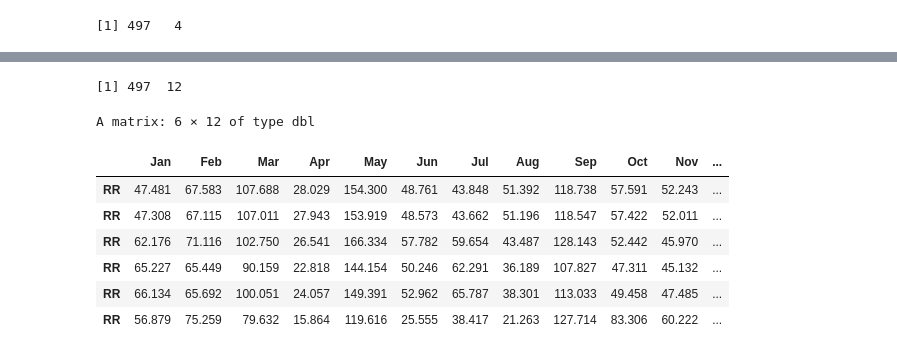
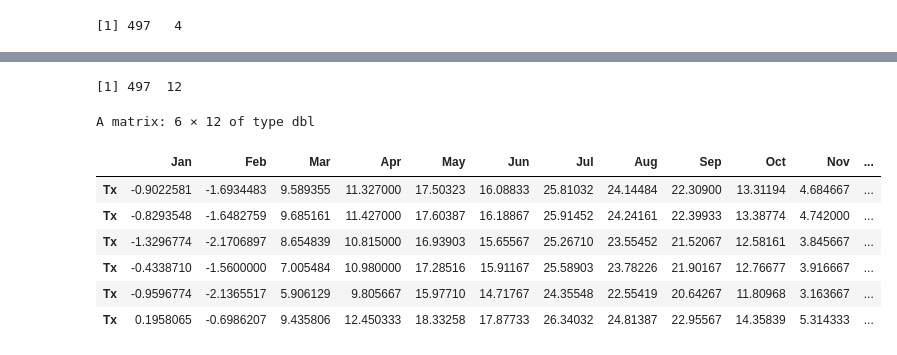
Before and after one commit to thierrycastel/tcnotebook, a Jupyter notebook: M2SEME_UE4/TD1_DriasEDA.ipynb, the cells around one changed output, grey strips where cells are left out. Cells and saved outputs as stored; diff of their text form; code cells hidden in the pictures.

```diff
--- a/M2SEME_UE4/TD1_DriasEDA.ipynb
+++ b/M2SEME_UE4/TD1_DriasEDA.ipynb
@@ -14,8 +29,8 @@ getwd()
 ## Il faudra que vous ajustiez cela en fonction de vos données
 
 
-driasfile <- "tasminAdjusttasmaxAdjustprtotAdjustevspsblpotAdjust_France_CNRM-CERFACS-CNRM-CM5_CNRM-ALADIN63_Historical_METEO-FRANCE_ADAMONT-France_SAFRAN_day_20040101-20041231.txt"
-mydrias<-read.csv(driasfile, header = FALSE, sep=",", skip=60) ## Attention l'argument skip peut varier en fonction des variables récupérées
+driasfile <- "tasmintasmaxtasprtotprsnevspsblpot_France_CNRM-CERFACS-CNRM-CM5_KNMI-RACMO22E_Historical_METEO-FRANCE_ADAMONT-France_SAFRAN_day_19760101-19761231.txt"
+mydrias<-read.csv(driasfile, header = FALSE, sep=";",skip = 60) ## Attention l'argument skip peut varier en fonction des variables récupérées
 head(mydrias)
 tail(mydrias)
 # %% [output]
@@ -99,7 +113,7 @@ resuTn <- c(); resuTx <- c(); resuRR <- c()
 ## première boucle sur les 497 points Drias
 for(i in 1:nrow(mydrias.pts)){
     tmp <- subset(mydrias,mydrias$idpt==mydrias.pts[i,"idpt"])
-    mydate <- as.Date(as.character(tmp$date),"%m/%d/%Y")
+    mydate <- as.Date(as.character(tmp$date),"%Y%m%d")
     tmpxts <- xts(tmp[,c("idpt","Tn","Tx","RR")], order.by=mydate)
     ## initialise objet vide pour les moyennes mensuelles
     rmoiTn <- c();rmoiTx <- c();rmoiRR <- c()
@@ -116,6 +130,7 @@ for(i in 1:nrow(mydrias.pts)){
     resuTx <- rbind(resuTx,rmoiTx)
     resuRR <- rbind(resuRR,rmoiRR)
 }
+head(resuRR)
 # %% [output]
 Le chargement a nécessité le package : zoo
 
@@ -129,22 +151,22 @@ Les objets suivants sont masqués depuis ‘package:base’:
 # %%
 ## Ajoute les noms des colonnes
 colnames(resuTn) <- month.abb
 colnames(resuTx) <- month.abb
 colnames(resuRR) <- month.abb
 ##################################################################
-dim(resuRR)
-head(resuRR)
+dim(resuTx)
+head(resuTx)
 #str(mydrias)
 # %% [output]
 [1] 497  12
 A matrix: 6 × 12 of type dbl
 |  | Jan | Feb | Mar | Apr | May | Jun | Jul | Aug | Sep | Oct | Nov | ... |
-| RR | 47.481 | 67.583 | 107.688 | 28.029 | 154.300 | 48.761 | 43.848 | 51.392 | 118.738 | 57.591 | 52.243 | ... |
-| RR | 47.308 | 67.115 | 107.011 | 27.943 | 153.919 | 48.573 | 43.662 | 51.196 | 118.547 | 57.422 | 52.011 | ... |
-| RR | 62.176 | 71.116 | 102.750 | 26.541 | 166.334 | 57.782 | 59.654 | 43.487 | 128.143 | 52.442 | 45.970 | ... |
-| RR | 65.227 | 65.449 | 90.159 | 22.818 | 144.154 | 50.246 | 62.291 | 36.189 | 107.827 | 47.311 | 45.132 | ... |
-| RR | 66.134 | 65.692 | 100.051 | 24.057 | 149.391 | 52.962 | 65.787 | 38.301 | 113.033 | 49.458 | 47.485 | ... |
-| RR | 56.879 | 75.259 | 79.632 | 15.864 | 119.616 | 25.555 | 38.417 | 21.263 | 127.714 | 83.306 | 60.222 | ... |
+| Tx | -0.9022581 | -1.6934483 | 9.589355 | 11.327000 | 17.50323 | 16.08833 | 25.81032 | 24.14484 | 22.30900 | 13.31194 | 4.684667 | ... |
+| Tx | -0.8293548 | -1.6482759 | 9.685161 | 11.427000 | 17.60387 | 16.18867 | 25.91452 | 24.24161 | 22.39933 | 13.38774 | 4.742000 | ... |
+| Tx | -1.3296774 | -2.1706897 | 8.654839 | 10.815000 | 16.93903 | 15.65567 | 25.26710 | 23.55452 | 21.52067 | 12.58161 | 3.845667 | ... |
+| Tx | -0.4338710 | -1.5600000 | 7.005484 | 10.980000 | 17.28516 | 15.91167 | 25.58903 | 23.78226 | 21.90167 | 12.76677 | 3.916667 | ... |
+| Tx | -0.9596774 | -2.1365517 | 5.906129 | 9.805667 | 15.97710 | 14.71767 | 24.35548 | 22.55419 | 20.64267 | 11.80968 | 3.163667 | ... |
+| Tx | 0.1958065 | -0.6986207 | 9.435806 | 12.450333 | 18.33258 | 17.87733 | 26.34032 | 24.81387 | 22.95567 | 14.35839 | 5.314333 | ... |
 # %%
 ######################################################################
 ## Vérifier avec un graphique que les résultats pour la température
```
Also changed, not shown: parts of 6 cells of this notebook, 5 other files.
